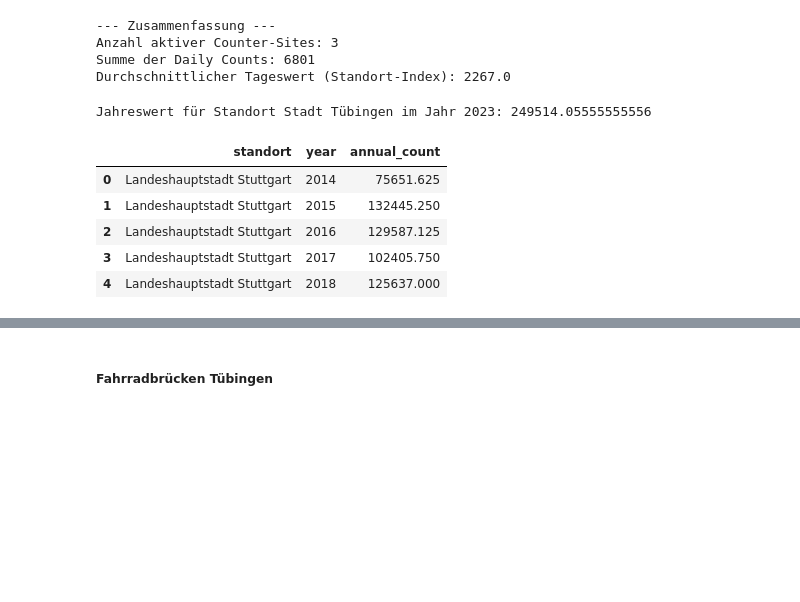
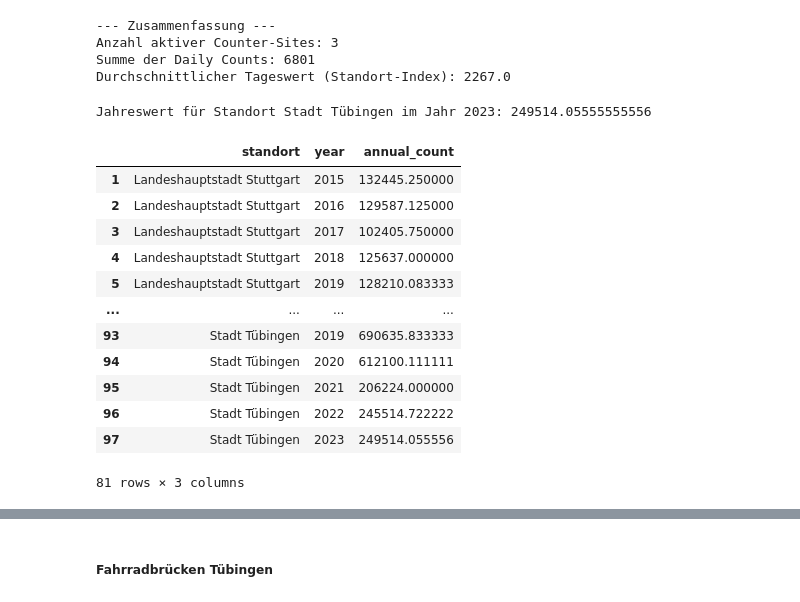
Before and after one commit to skessler01/data_literacy, a Jupyter notebook: notebooks/cycling_promotion.ipynb, the cells around one changed output, grey strips where cells are left out. Saved outputs shown, nothing was run; the diff lists cells and outputs as text; code cells hidden in the pictures; blank space fills up the shorter version.

```diff
--- a/notebooks/cycling_promotion.ipynb
+++ b/notebooks/cycling_promotion.ipynb
@@ -202,14 +200,27 @@ for index, row in unique_combinations.iterrows():
 annual_counts_df = pd.DataFrame(annual_counts)
 
 annual_counts_df.head()
+
+# Entferne Jahre außerhalb 2015-2023, da unvollständige Daten für 2014 und 2024
+annual_counts_df = annual_counts_df[(annual_counts_df['year'] >= 2015) & (annual_counts_df['year'] <= 2023)]
 # %% [output]
 Jahreswert für Standort Stadt Tübingen im Jahr 2023: 249514.05555555556
-|  | standort | year | annual_count |
-| 0 | Landeshauptstadt Stuttgart | 2014 | 75651.625 |
-| 1 | Landeshauptstadt Stuttgart | 2015 | 132445.250 |
-| 2 | Landeshauptstadt Stuttgart | 2016 | 129587.125 |
-| 3 | Landeshauptstadt Stuttgart | 2017 | 102405.750 |
-| 4 | Landeshauptstadt Stuttgart | 2018 | 125637.000 |
+# %%
+annual_counts_df
+# %% [output]
+|  | standort | year | annual_count |
+| 1 | Landeshauptstadt Stuttgart | 2015 | 132445.250000 |
+| 2 | Landeshauptstadt Stuttgart | 2016 | 129587.125000 |
+| 3 | Landeshauptstadt Stuttgart | 2017 | 102405.750000 |
+| 4 | Landeshauptstadt Stuttgart | 2018 | 125637.000000 |
+| 5 | Landeshauptstadt Stuttgart | 2019 | 128210.083333 |
+| ... | ... | ... | ... |
+| 93 | Stadt Tübingen | 2019 | 690635.833333 |
+| 94 | Stadt Tübingen | 2020 | 612100.111111 |
+| 95 | Stadt Tübingen | 2021 | 206224.000000 |
+| 96 | Stadt Tübingen | 2022 | 245514.722222 |
+| 97 | Stadt Tübingen | 2023 | 249514.055556 |
+81 rows × 3 columns
 # %%
 # Plotte Jahreswerte für alle Städte
 plt.figure(figsize=(12, 6))
```
Also changed, not shown: parts of 6 cells of this notebook.
